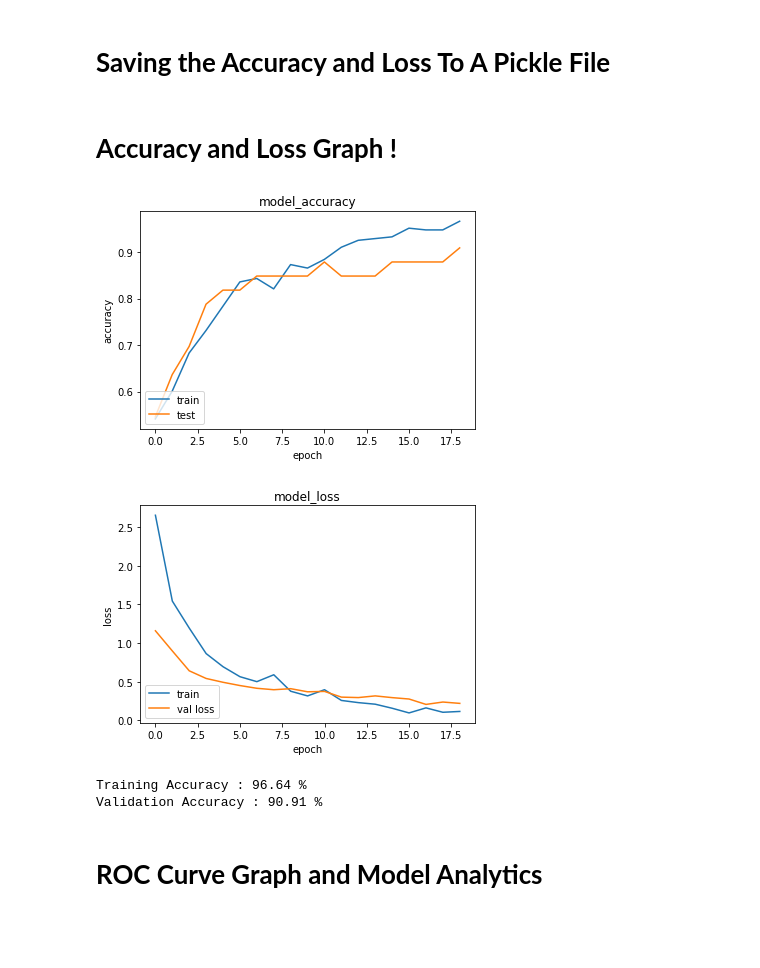
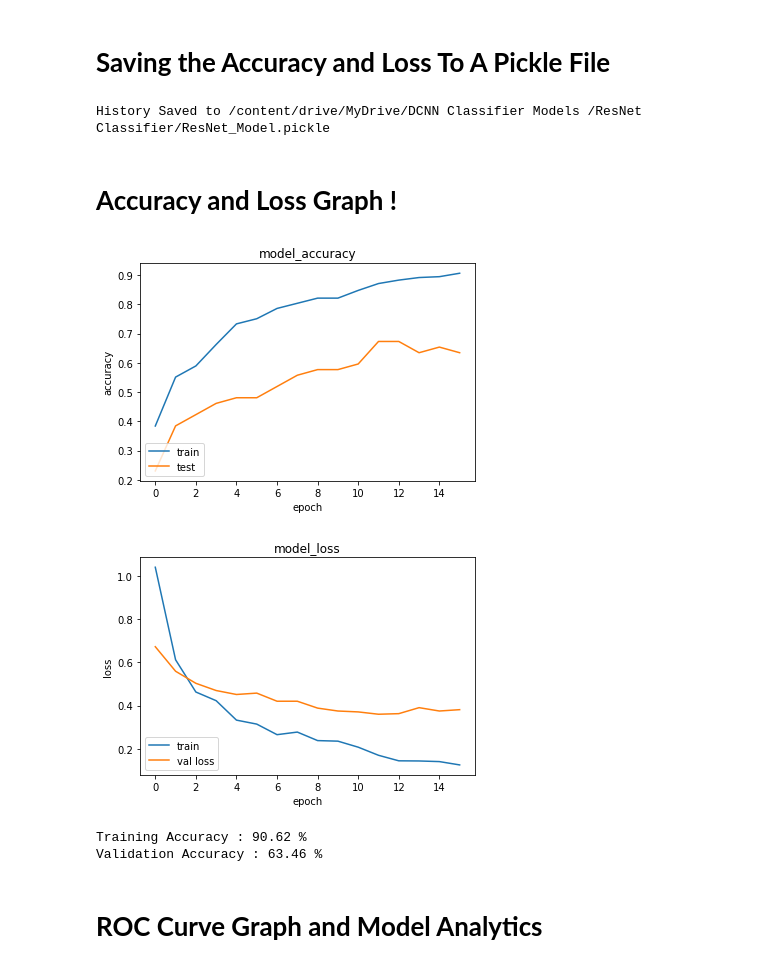
Before and after one commit to Anonymous1846/Blood-cancer-subtype-classification-using-DCNN, a Jupyter notebook: DCNN Cancer Classifier.ipynb, the cells around one changed output. Drawn from its saved outputs; the diff is of its cells as text; code cells hidden in the pictures; blank space fills up the shorter version.

```diff
--- a/DCNN Cancer Classifier.ipynb
+++ b/DCNN Cancer Classifier.ipynb
@@ -547,7 +559,9 @@ def save_file(pickle_dir,model_history):
     binary_pickle.write(pickle.dumps(model_history)) #dumping to pickle before writing to pickle file !
     print(f'History Saved to {pickle_dir}')
 
-save_file(resnet_pickle,trained_model.history) #the path of the model history pickle and the current model history !
+save_file(resnet_pickle_path,trained_model.history) #the path of the model history pickle and the current model history !
+# %% [output]
+History Saved to /content/drive/MyDrive/DCNN Classifier Models /ResNet Classifier/ResNet_Model.pickle
 # %% [markdown]
 # **Accuracy and Loss Graph !**
 # %%
@@ -557,38 +571,38 @@ matplotlib is used for plotting.
 
 return:None
 
 params:model history path
 '''
 def plot_metrics(acc_path):
   with open(acc_path,'rb') as model_history: #opening the pickle file which contains the dictionary !
     model=model_history.read()
   model=pickle.loads(model)
   plt.plot(model['accuracy'])
   plt.plot(model['val_accuracy'])
   plt.title('model_accuracy')
   plt.ylabel('accuracy')
   plt.xlabel('epoch')
   plt.legend(['train','test'],loc='lower left')
   plt.show()
 
   plt.plot(model['loss'])
   plt.plot(model['val_loss'])
   plt.title('model_loss')
   plt.ylabel('loss')
   plt.xlabel('epoch')
   plt.legend(['train','val loss'],loc='lower left')
   plt.show()
   train_acc = model['accuracy'][-1]*100
   val_acc   = model['val_accuracy'][-1]*100
   print(f'Training Accuracy : {round(train_acc,2)} %')
   print(f'Validation Accuracy : {round(val_acc,2)} %')
 
-plot_metrics(vgg16_pickle)
+plot_metrics(resnet_pickle_path)
 # %% [output]
-[figure, old version]
+[figure, new version]
-[figure, old version]
+[figure, new version]
-Training Accuracy : 96.64 %
-Validation Accuracy : 90.91 %
+Training Accuracy : 90.62 %
+Validation Accuracy : 63.46 %
 # %% [markdown]
 # **ROC Curve Graph and Model Analytics**
 # %%
```
Also changed, not shown: parts of 4 cells of this notebook.
